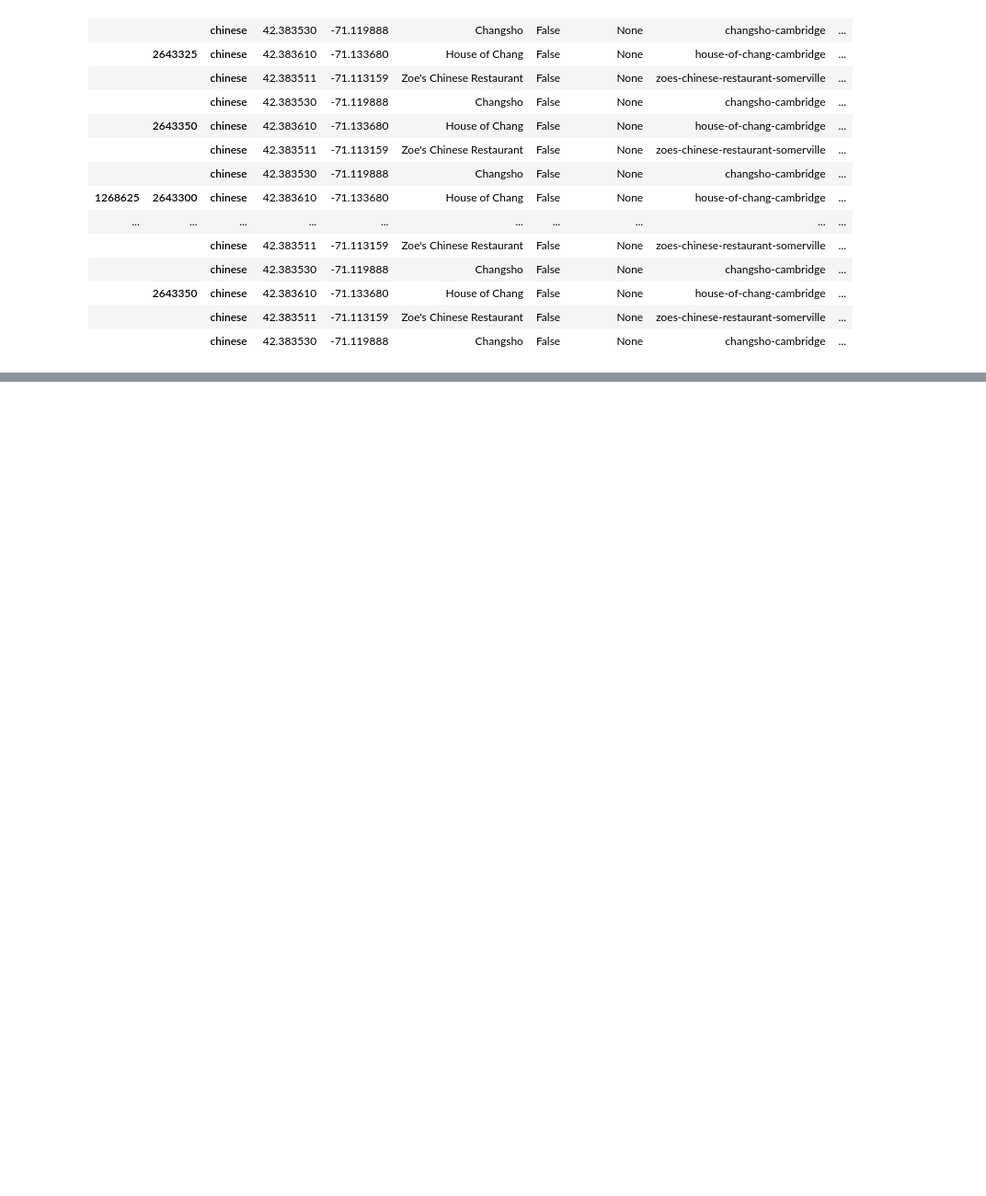
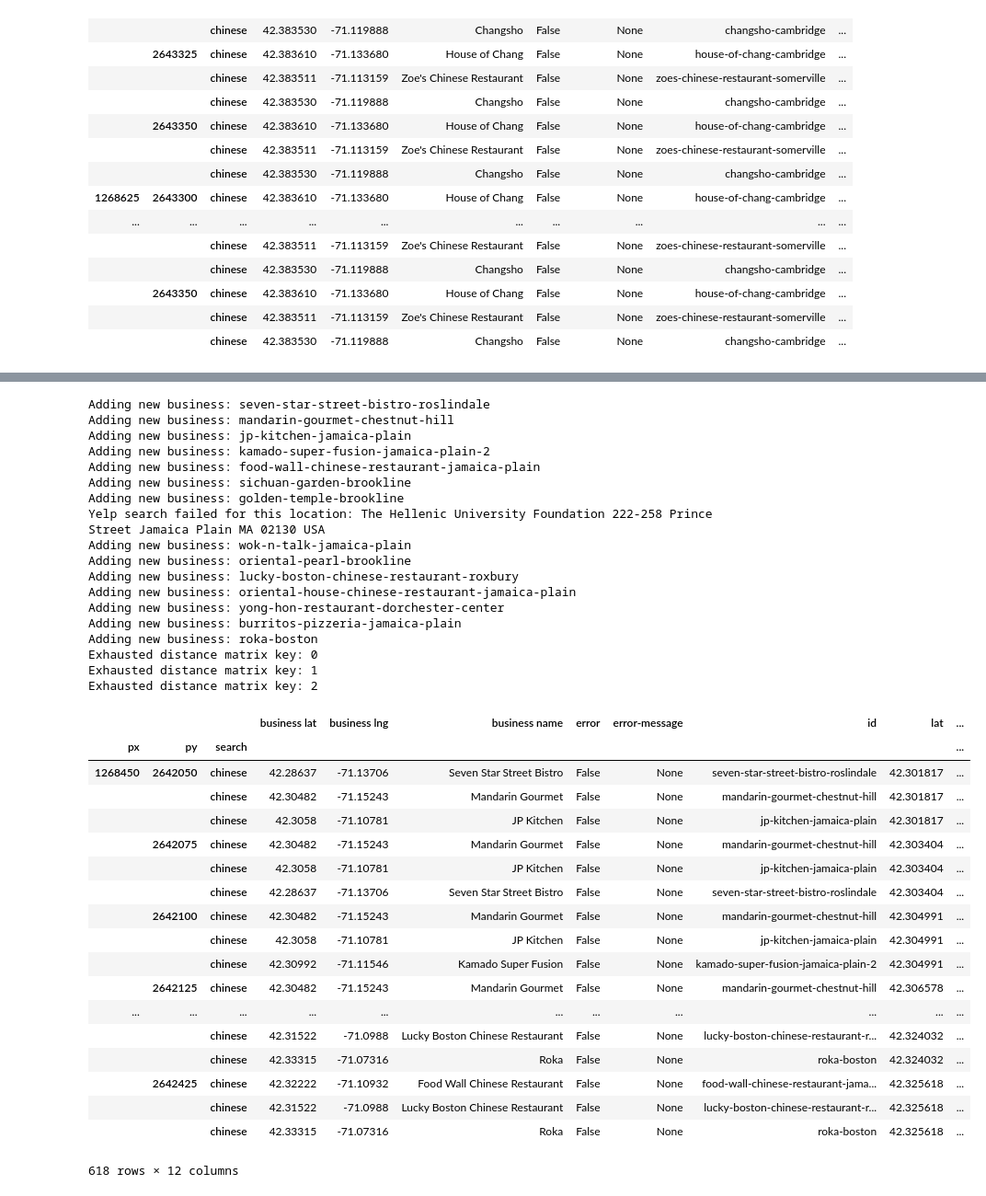
Before and after one commit to matthew-sochor-zz/mapster, a Jupyter notebook: Scraping.ipynb, the cells around one changed output, grey strips where cells are left out. Shown at 92% size. Cells and saved outputs as stored; diff of their text form; code cells hidden in the pictures; blank space fills up the shorter version.

```diff
--- a/Scraping.ipynb
+++ b/Scraping.ipynb
@@ -575,0 +387,3 @@ print mapster.test_request(location)
+# %%
+map_yelp_jamaica_plain = pd.read_pickle('./pickles/map_yelp_jamaica_plain.pkl')
+jamaica_plain = pd.read_pickle('./pickles/jamaica_plain.pkl')
@@ -575,0 +399,41 @@ print mapster.test_request(location)
+# %%
+map_yelp_jp_3_23_2015 = mapster.map_yelp(jamaica_plain,['chinese'])
+map_yelp_jp_3_23_2015
+# %% [output]
+Adding new business: seven-star-street-bistro-roslindale
+Adding new business: mandarin-gourmet-chestnut-hill
+Adding new business: jp-kitchen-jamaica-plain
+Adding new business: kamado-super-fusion-jamaica-plain-2
+Adding new business: food-wall-chinese-restaurant-jamaica-plain
+Adding new business: sichuan-garden-brookline
+Adding new business: golden-temple-brookline
+Yelp search failed for this location: The Hellenic University Foundation 222-258 Prince Street Jamaica Plain MA 02130 USA
+Adding new business: wok-n-talk-jamaica-plain
+Adding new business: oriental-pearl-brookline
+Adding new business: lucky-boston-chinese-restaurant-roxbury
+Adding new business: oriental-house-chinese-restaurant-jamaica-plain
+Adding new business: yong-hon-restaurant-dorchester-center
+Adding new business: burritos-pizzeria-jamaica-plain
+Adding new business: roka-boston
+Exhausted distance matrix key: 0
+Exhausted distance matrix key: 1
+Exhausted distance matrix key: 2
+|  |  |  | business lat | business lng | business name | error | error-message | id | lat | ... |
+| px | py | search |  |  |  |  |  |  |  | ... |
+| 1268450 | 2642050 | chinese | 42.28637 | -71.13706 | Seven Star Street Bistro | False | None | seven-star-street-bistro-roslindale | 42.301817 | ... |
+|  |  | chinese | 42.30482 | -71.15243 | Mandarin Gourmet | False | None | mandarin-gourmet-chestnut-hill | 42.301817 | ... |
+|  |  | chinese | 42.3058 | -71.10781 | JP Kitchen | False | None | jp-kitchen-jamaica-plain | 42.301817 | ... |
+|  | 2642075 | chinese | 42.30482 | -71.15243 | Mandarin Gourmet | False | None | mandarin-gourmet-chestnut-hill | 42.303404 | ... |
+|  |  | chinese | 42.3058 | -71.10781 | JP Kitchen | False | None | jp-kitchen-jamaica-plain | 42.303404 | ... |
+|  |  | chinese | 42.28637 | -71.13706 | Seven Star Street Bistro | False | None | seven-star-street-bistro-roslindale | 42.303404 | ... |
+|  | 2642100 | chinese | 42.30482 | -71.15243 | Mandarin Gourmet | False | None | mandarin-gourmet-chestnut-hill | 42.304991 | ... |
+|  |  | chinese | 42.3058 | -71.10781 | JP Kitchen | False | None | jp-kitchen-jamaica-plain | 42.304991 | ... |
+|  |  | chinese | 42.30992 | -71.11546 | Kamado Super Fusion | False | None | kamado-super-fusion-jamaica-plain-2 | 42.304991 | ... |
+|  | 2642125 | chinese | 42.30482 | -71.15243 | Mandarin Gourmet | False | None | mandarin-gourmet-chestnut-hill | 42.306578 | ... |
+| ... | ... | ... | ... | ... | ... | ... | ... | ... | ... | ... |
+|  |  | chinese | 42.31522 | -71.0988 | Lucky Boston Chinese Restaurant | False | None | lucky-boston-chinese-restaurant-r... | 42.324032 | ... |
+|  |  | chinese | 42.33315 | -71.07316 | Roka | False | None | roka-boston | 42.324032 | ... |
+|  | 2642425 | chinese | 42.32222 | -71.10932 | Food Wall Chinese Restaurant | False | None | food-wall-chinese-restaurant-jama... | 42.325618 | ... |
+|  |  | chinese | 42.31522 | -71.0988 | Lucky Boston Chinese Restaurant | False | None | lucky-boston-chinese-restaurant-r... | 42.325618 | ... |
+|  |  | chinese | 42.33315 | -71.07316 | Roka | False | None | roka-boston | 42.325618 | ... |
+618 rows × 12 columns
```
Also changed, not shown: parts of 51 cells of this notebook, 8 other files.
